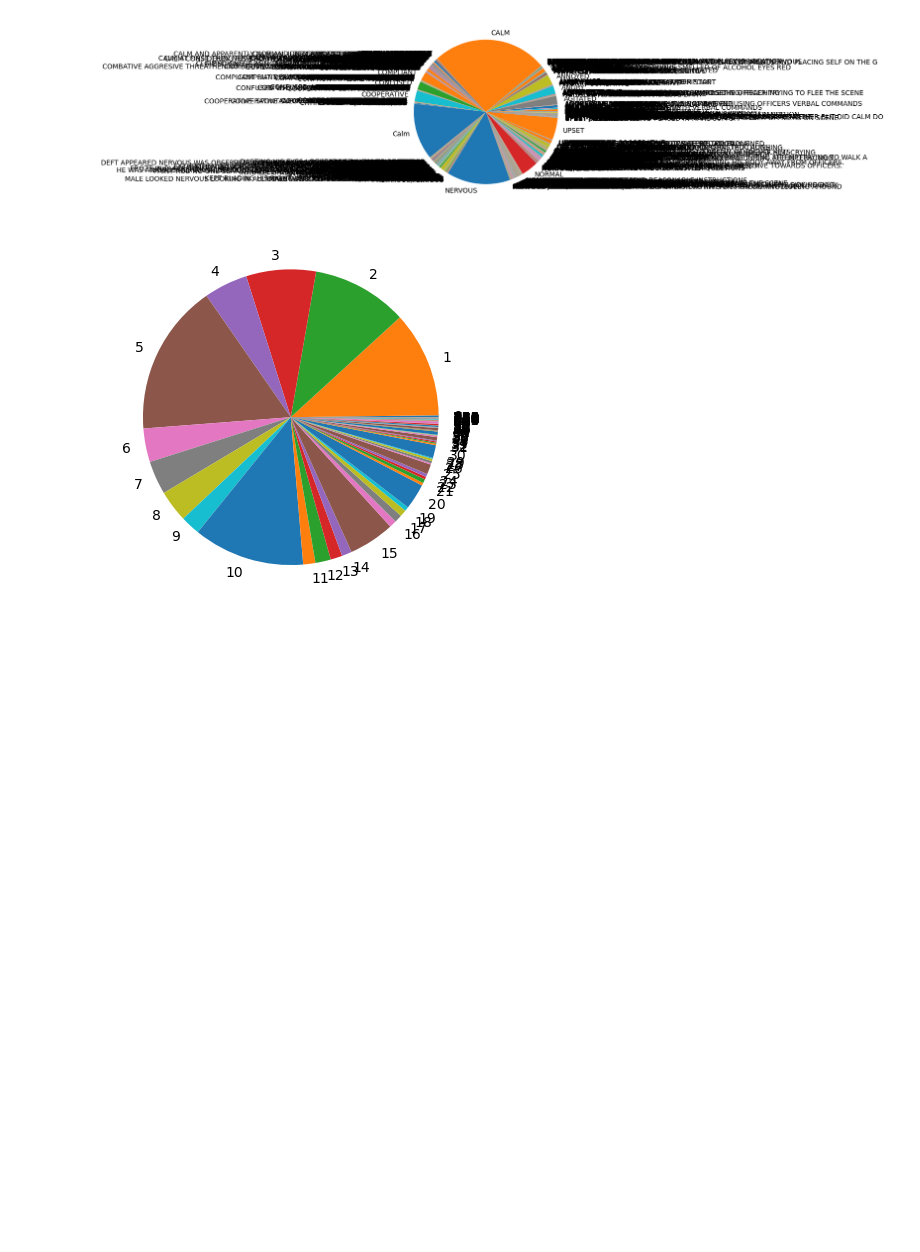
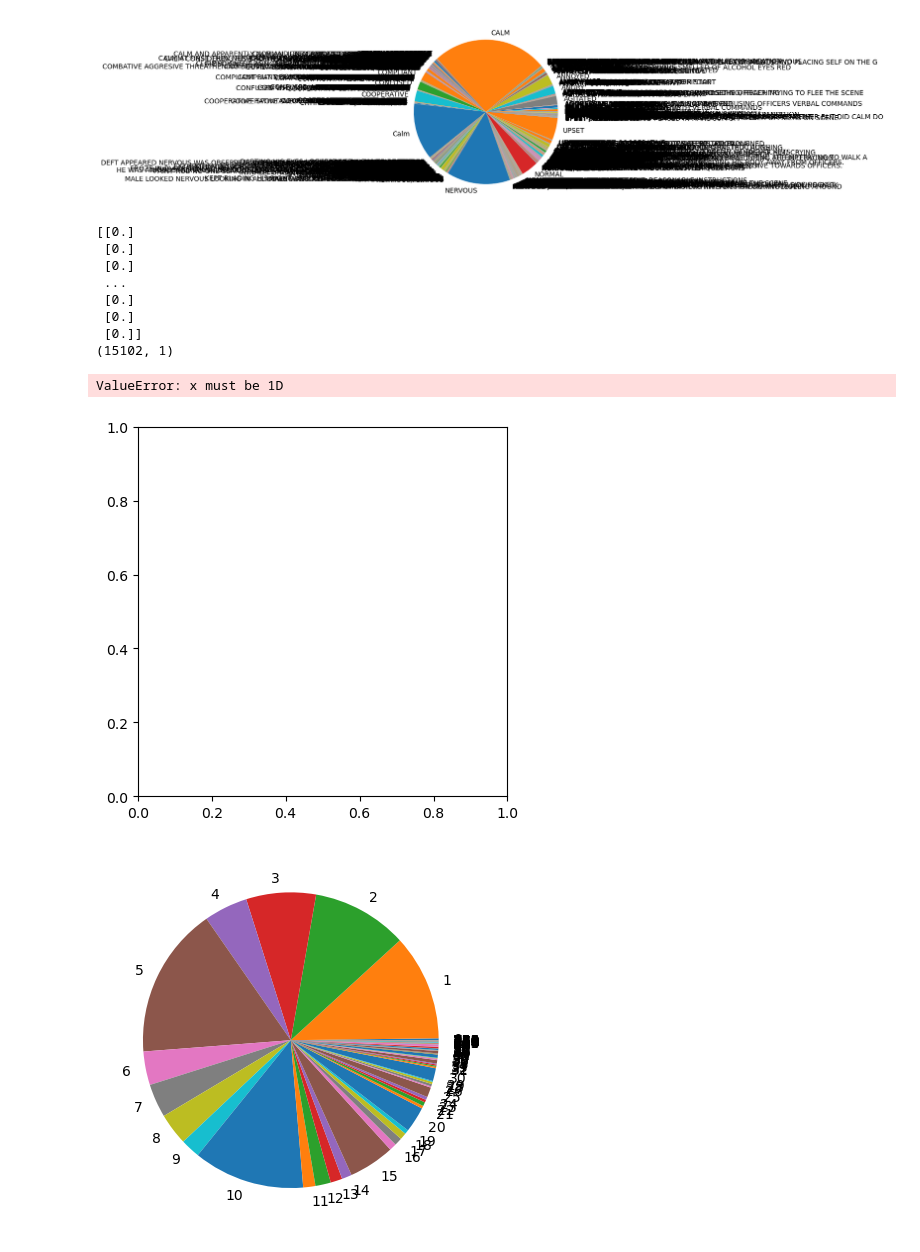
Before and after one commit to RicardoTlatelpa/StopAndFrisk, a Jupyter notebook: EDA.ipynb, the cells around one changed output. Drawn from its saved outputs; the diff is of its cells as text; code cells hidden in the pictures; blank space fills up the shorter version.

Commit message:
Discretizing DURATION feature for pie chart visualization

```diff
--- a/EDA.ipynb
+++ b/EDA.ipynb
@@ -146,6 +148,38 @@ plt.show()
 [figure]
 # %%
 # Data Cleaning: lower casing all the words and removing non alpha-numeric characters
+# %%
+# Exploring STOP DURATION MINUTES IN PIE CHART with discretization
+data=Table1["OBSERVED_DURATION_MINUTES"].values.reshape(-1, 1)
+n_bin=3
+strategy = 'uniform'
+discretizer = KBinsDiscretizer(n_bins=n_bin, encode='ordinal', strategy=strategy)
+
+discretized_data = discretizer.fit_transform(data)
+#print(discretized_data)
+
+data2=Table1["STOP_DURATION_MINUTES"].values.reshape(-1, 1)
+discretizer2 = KBinsDiscretizer(n_bins=n_bin, encode='ordinal', strategy=strategy)
+
+discretized_data2 = discretizer2.fit_transform(data)
+
+
+print(discretized_data)
+x = np.array(discretized_data)
+print(x.shape)
+plt.pie(x)
+plt.show()
+# %% [output]
+[[0.]
+ [0.]
+ [0.]
+ ...
+ [0.]
+ [0.]
+ [0.]]
+(15102, 1)
+ValueError: x must be 1D
+[figure, added]
 # %%
 # Exploring STOP DURATION MINUTES IN PIE CHART
 durr = Table1['STOP_DURATION_MINUTES']
```
Also changed, not shown: parts of 1 cell of this notebook.
